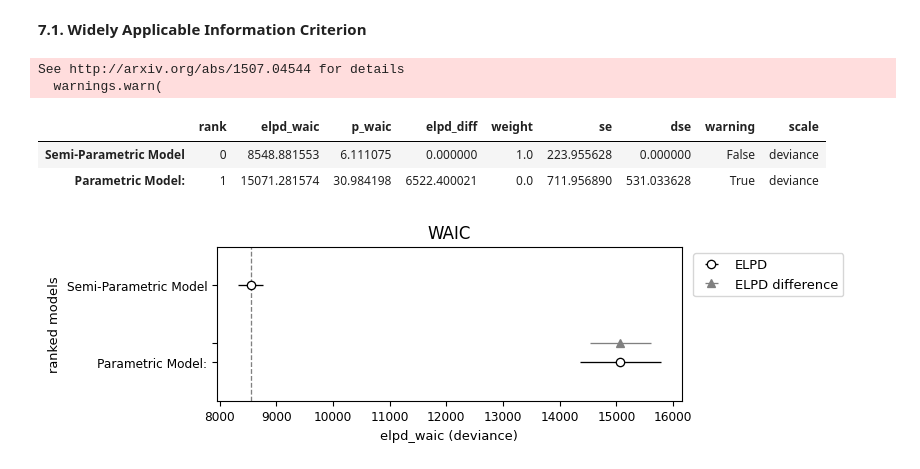
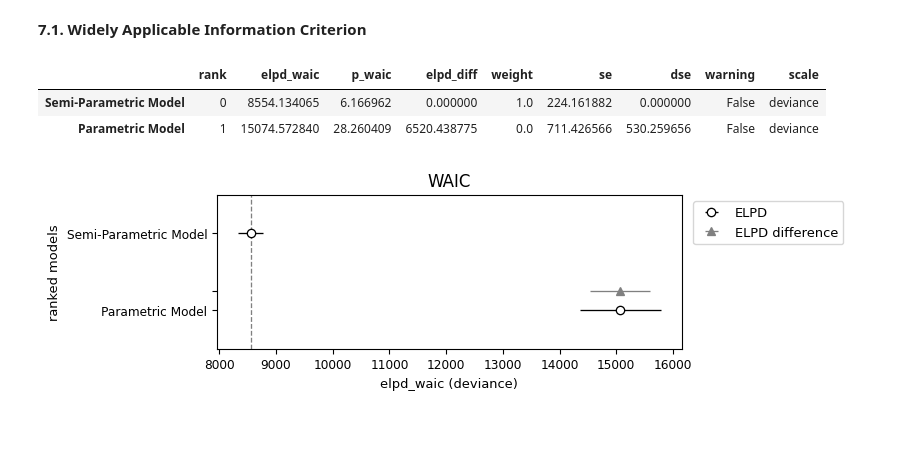
Before and after one commit to rafalmaciasz/employee-turnover, a Jupyter notebook: project.ipynb, the cells around one changed output. Saved outputs shown, nothing was run; the diff lists cells and outputs as text; code cells hidden in the pictures; blank space fills up the shorter version.

Commit message:
handle warnings

```diff
--- a/project.ipynb
+++ b/project.ipynb
@@ -667,15 +640,13 @@ az_data2 = az.from_cmdstanpy(posterior=posterior_samples_2)
 # %% [markdown]
 **7.1. Widely Applicable Information Criterion**
 # %%
-model_dict = {"Parametric Model:":az_data1, "Semi-Parametric Model":az_data2}
+model_dict = {"Parametric Model": az_data1, "Semi-Parametric Model": az_data2}
 model_comp = az.compare(model_dict, ic='waic', scale="deviance")
 model_comp
 # %% [output]
-See http://arxiv.org/abs/1507.04544 for details
-  warnings.warn(
 |  | rank | elpd_waic | p_waic | elpd_diff | weight | se | dse | warning | scale |
-| Semi-Parametric Model | 0 | 8548.881553 | 6.111075 | 0.000000 | 1.0 | 223.955628 | 0.000000 | False | deviance |
-| Parametric Model: | 1 | 15071.281574 | 30.984198 | 6522.400021 | 0.0 | 711.956890 | 531.033628 | True | deviance |
+| Semi-Parametric Model | 0 | 8554.134065 | 6.166962 | 0.000000 | 1.0 | 224.161882 | 0.000000 | False | deviance |
+| Parametric Model | 1 | 15074.572840 | 28.260409 | 6520.438775 | 0.0 | 711.426566 | 530.259656 | False | deviance |
 # %%
 az.plot_compare(model_comp)
 plt.title("WAIC")
```
Also changed, not shown: parts of 8 cells of this notebook, 2 other files.
